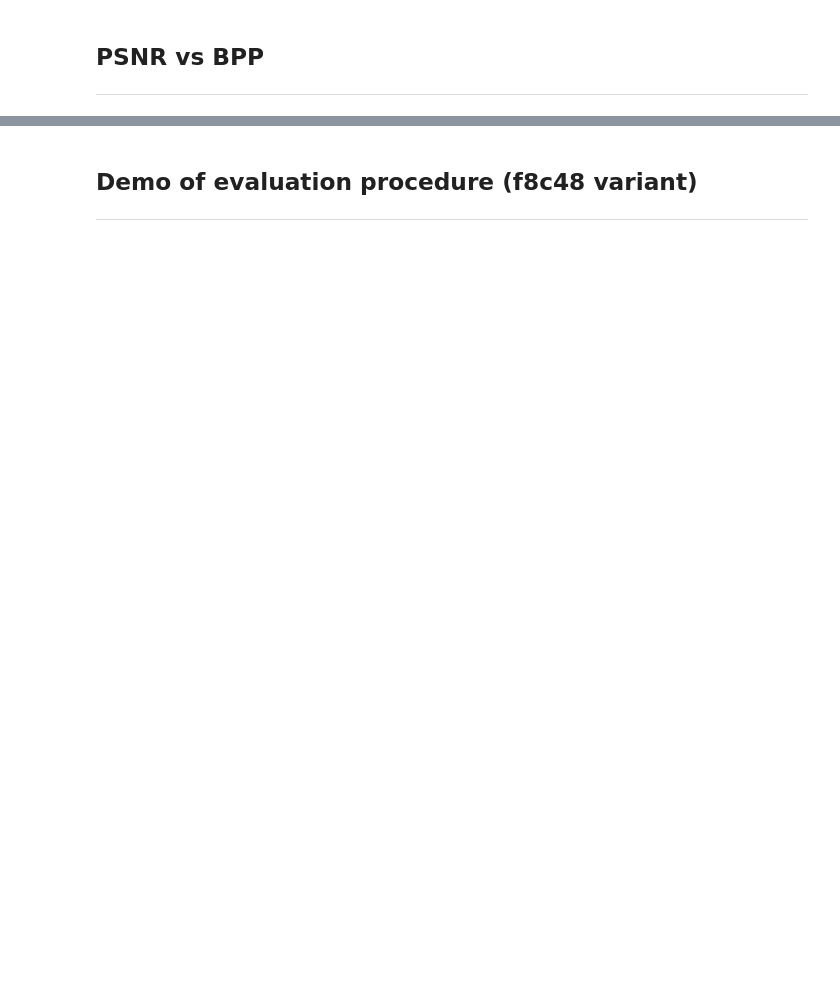
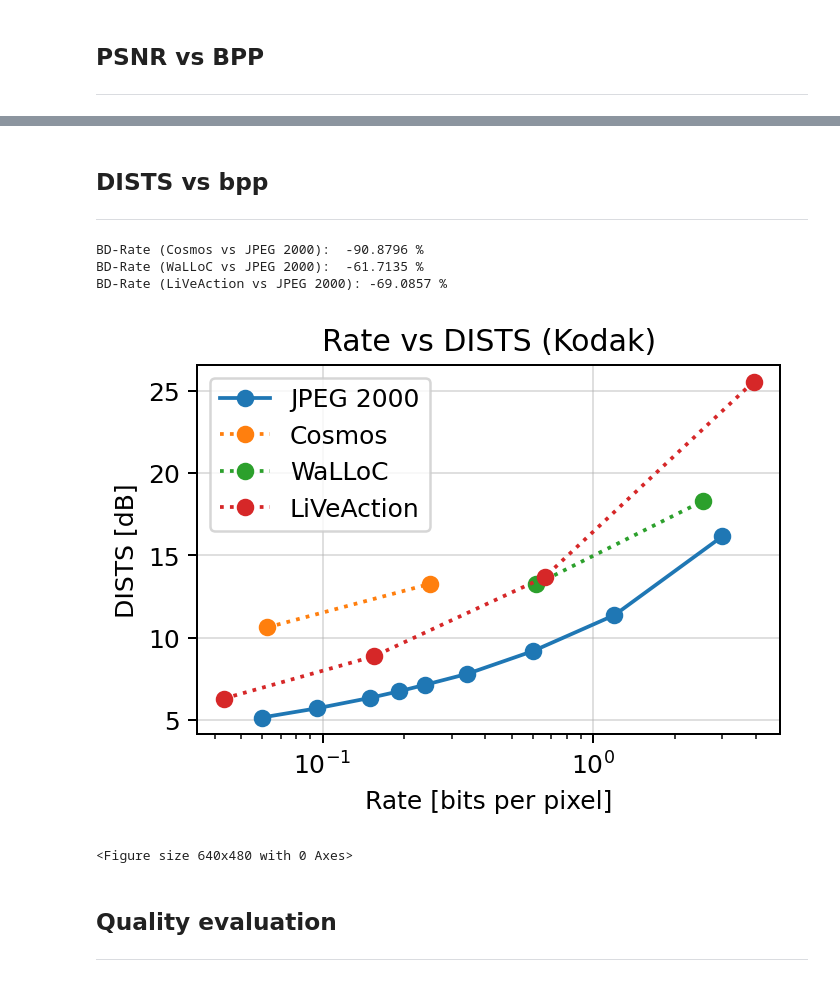
Before and after one commit to UT-SysML/liveaction, a Jupyter notebook: docs/_sources/eval/kodak.ipynb, the cells around one changed output, grey strips where cells are left out. Saved outputs shown, nothing was run; the diff lists cells and outputs as text; code cells hidden in the pictures; blank space fills up the shorter version.

```diff
--- a/docs/_sources/eval/kodak.ipynb
+++ b/docs/_sources/eval/kodak.ipynb
@@ -71,5 +114,49 @@ BD-Rate (WaLLoC vs JPEG 2000):  -27.6079 %
+# %% [markdown]
+DISTS vs bpp
+---
+---
+# %%
+import bjontegaard as bd
+import matplotlib.pyplot as plt
+r_j2k  = [0.0597, 0.0957, 0.1495, 0.1916, 0.2393, 0.3423, 0.5985, 1.1984, 2.9980]
+d_j2k  = [5.1450, 5.7073, 6.3334, 6.7353, 7.1317, 7.7950, 9.1768, 11.3646, 16.1444]
+r_cosmos = [0.0625, 0.2500]
+d_cosmos = [10.6189, 13.2647]
+r_live = [0.0432, 0.1550, 0.6615, 3.9113]
+d_live = [6.2970, 8.8654, 13.6699, 25.5340]
+r_walloc = [0.6171, 2.5436]
+d_walloc = [13.2437, 18.2942]
+
+plt.figure(figsize=(4, 3), dpi=180)
+plt.semilogx(r_j2k, d_j2k, marker='o', linestyle='-', label='JPEG 2000')
+plt.plot(r_cosmos, d_cosmos, marker='o', linestyle=':', label='Cosmos')
+plt.plot(r_walloc, d_walloc, marker='o', linestyle=':', label='WaLLoC')
+plt.plot(r_live,   d_live,   marker='o', linestyle=':', label='LiVeAction')
+plt.xlabel("Rate [bits per pixel]")
+plt.ylabel("DISTS [dB]")
+plt.title("Rate vs DISTS (Kodak)")
+plt.grid(True, alpha=0.4)
+plt.legend(loc='best')
+plt.tight_layout()
+bd_cosmos = bd.bd_rate(r_j2k, d_j2k, r_cosmos, d_cosmos,
+                       method='pchip', require_matching_points=False, min_overlap=0.15)
+bd_live   = bd.bd_rate(r_j2k, d_j2k, r_live,   d_live,
+                       method='pchip', require_matching_points=False, min_overlap=0.15)
+bd_walloc = bd.bd_rate(r_j2k, d_j2k, r_walloc, d_walloc,
+                       method='pchip', require_matching_points=False, min_overlap=0.15)
+print(f"BD-Rate (Cosmos vs JPEG 2000):  {bd_cosmos:+.4f} %")
+print(f"BD-Rate (WaLLoC vs JPEG 2000):  {bd_walloc:+.4f} %")
+print(f"BD-Rate (LiVeAction vs JPEG 2000): {bd_live:+.4f} %")
+plt.show()
+plt.savefig('rate_dists.svg')
+# %% [output]
+BD-Rate (Cosmos vs JPEG 2000):  -90.8796 %
+BD-Rate (WaLLoC vs JPEG 2000):  -61.7135 %
+BD-Rate (LiVeAction vs JPEG 2000): -69.0857 %
+[figure, added]
+<Figure size 640x480 with 0 Axes>
 # %% [markdown]
-Demo of evaluation procedure (f8c48 variant)
+Quality evaluation
 ---
 ---
 # %%
```
Also changed, not shown: parts of 7 cells of this notebook, 34 other files.
